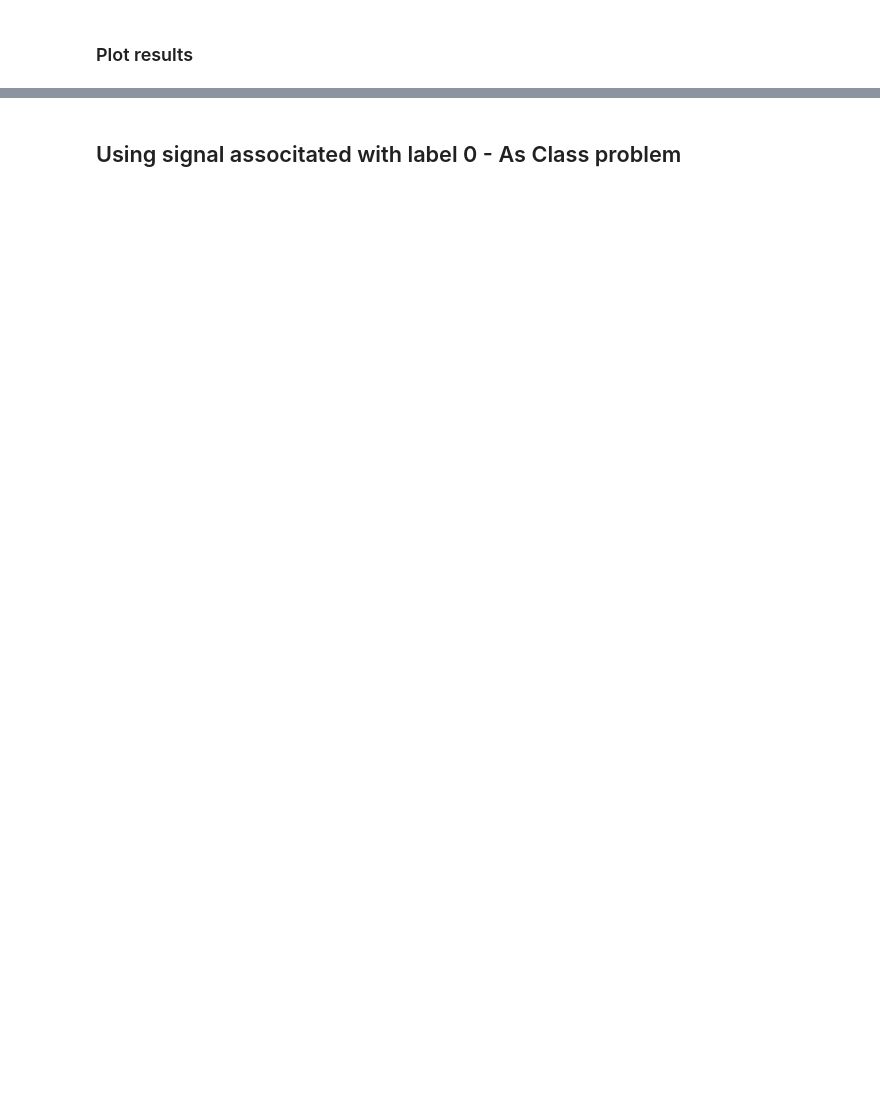
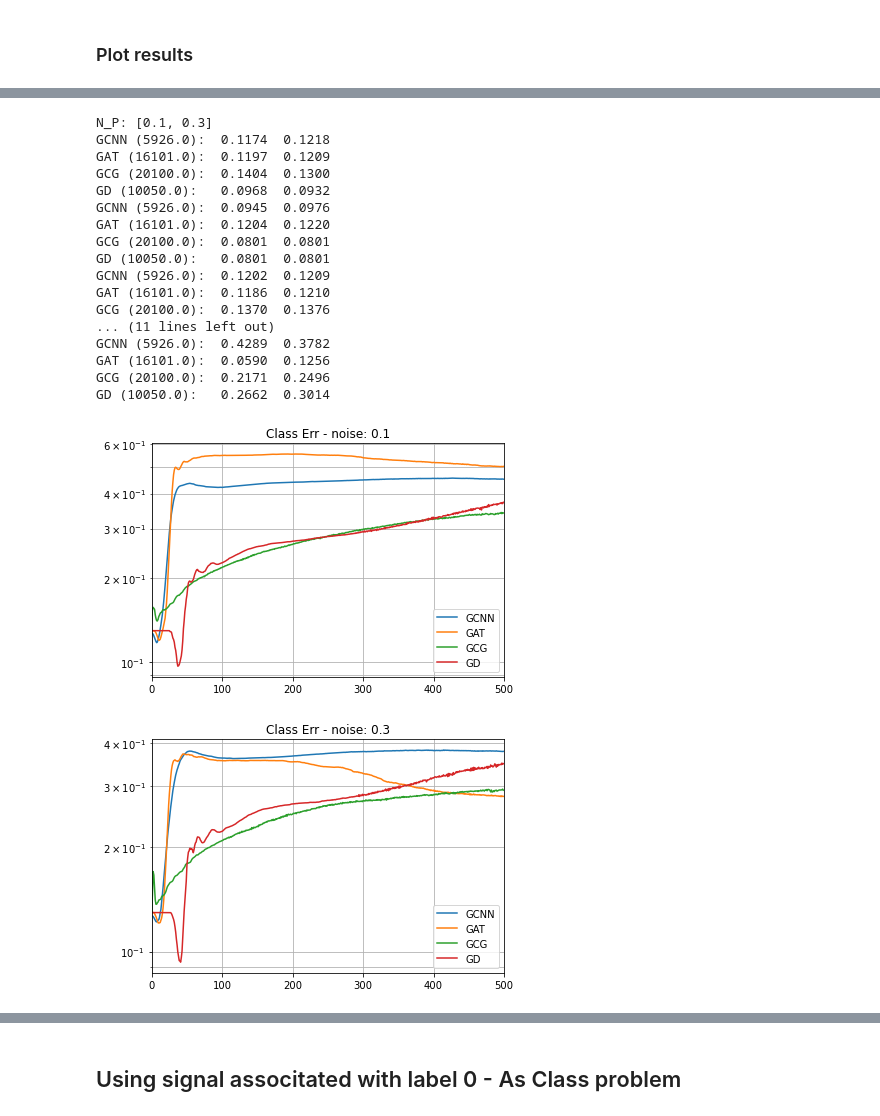
Before and after one commit to reysam93/Graph_Deep_Decoder, a Jupyter notebook: denoise_cora.ipynb, the cells around one changed output, grey strips where cells are left out. Drawn from its saved outputs; the diff is of its cells as text; code cells hidden in the pictures; blank space fills up the shorter version.

```diff
--- a/denoise_cora.ipynb
+++ b/denoise_cora.ipynb
@@ -435,0 +352,30 @@ GD (7550.0):    61.1794 98.5280
+# %%
+N_P = [.1, .3]
+n_signals = 25
+x = labels.numpy()
+
+mse = np.zeros((len(N_P), n_signals, len(Exps), epochs))
+err = np.zeros((len(N_P), n_signals, len(Exps), epochs))
+weights = np.zeros(len(Exps))
+start_time = time.time()
+for i, n_p in enumerate(N_P):
+    print('Noise:', n_p)
+    for j in range(n_signals):
+        x_n = ds.GraphSignal.add_noise(x, n_p)
+
+        for k, exp in enumerate(Exps):
+            model = select_model(exp, x_n, epochs, lr, device)
+
+            if type(model) == Model:
+                weights[k] = model.count_params()
+                mse[i, j, k], err[i, j, k], _ = model.fit(x_n, x, class_val=True, device=device)
+            else:
+                model.fit(x_n)
+                _, err_non_train = model.test(x)
+                err[i, j, k] = np.repeat(err_non_train, epochs)
+
+
+        print(j, end=' ')
+    print()
+
+print('\n--- {} minutes ---'.format((time.time()-start_time)/60))
@@ -435,0 +438,28 @@ GD (7550.0):    61.1794 98.5280
+# %%
+# Last Act Funct: None
+best_mean_err, _, _, _ = get_best_err(err)
+mse_norm = mse/np.linalg.norm(x)**2
+best_mean_mse, _, _, _ = get_best_err(mse_norm)
+
+figs = plot_iter_err(np.mean(err[:,:,:4,:], axis=1), 'Class Err - noise')
+# figs = plot_iter_err(np.mean(mse, axis=1), 'Median MSE - noise')
+# %% [output]
+N_P: [0.1, 0.3]
+GCNN (5926.0):  0.1174  0.1218
+GAT (16101.0):  0.1197  0.1209
+GCG (20100.0):  0.1404  0.1300
+GD (10050.0):   0.0968  0.0932
+GCNN (5926.0):  0.0945  0.0976
+GAT (16101.0):  0.1204  0.1220
+GCG (20100.0):  0.0801  0.0801
+GD (10050.0):   0.0801  0.0801
+GCNN (5926.0):  0.1202  0.1209
+GAT (16101.0):  0.1186  0.1210
+GCG (20100.0):  0.1370  0.1376
+... (11 lines left out)
+GCNN (5926.0):  0.4289  0.3782
+GAT (16101.0):  0.0590  0.1256
+GCG (20100.0):  0.2171  0.2496
+GD (10050.0):   0.2662  0.3014
+[figure, added]
+[figure, added]
```
Also changed, not shown: parts of 26 cells of this notebook, 6 other files.
